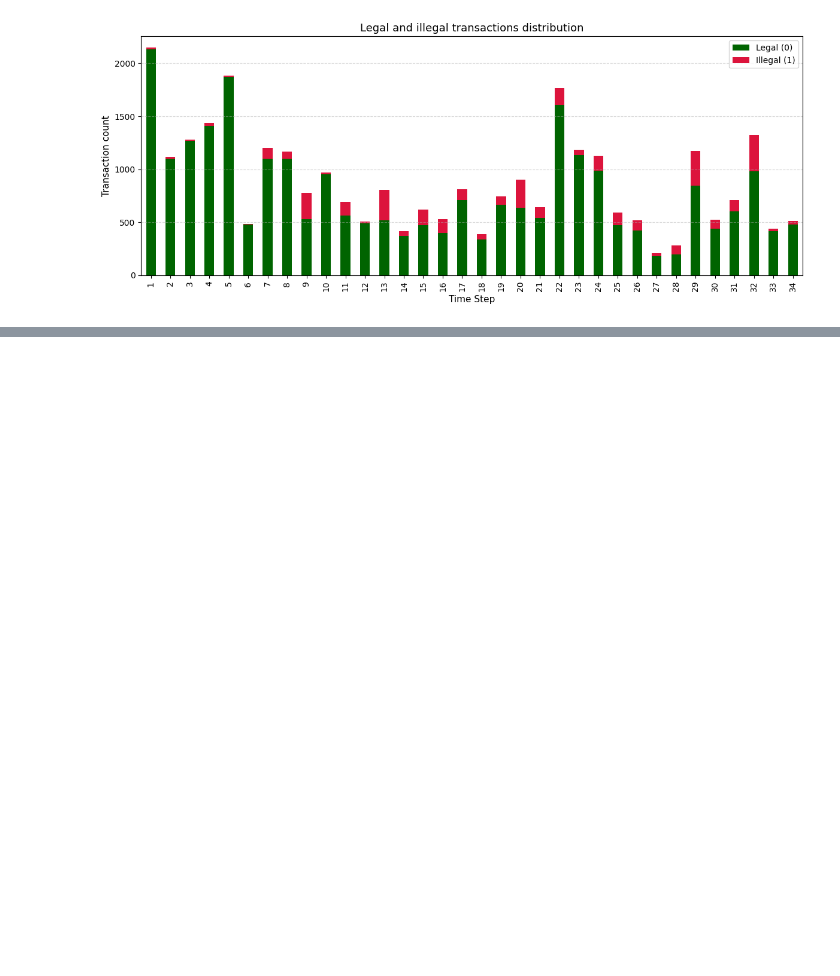
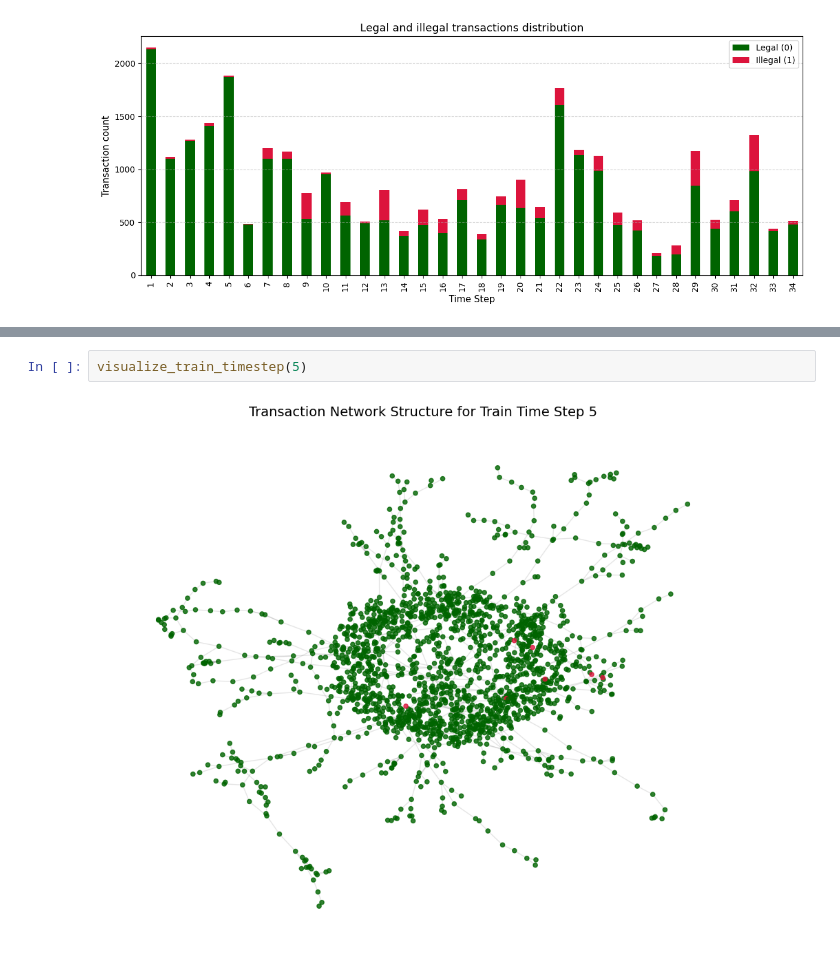
Before and after one commit to MrWlobo/Bitcoin_Transaction_ML, a Jupyter notebook: main.ipynb, the cells around one changed output, grey strips where cells are left out. Drawn from its saved outputs; the diff is of its cells as text; blank space fills up the shorter version.

```diff
--- a/main.ipynb
+++ b/main.ipynb
@@ -183,0 +219,4 @@ plt.show()
+# %%
+visualize_train_timestep(5)
+# %% [output]
+[figure, added]
```
Also changed, not shown: parts of 4 cells of this notebook.
